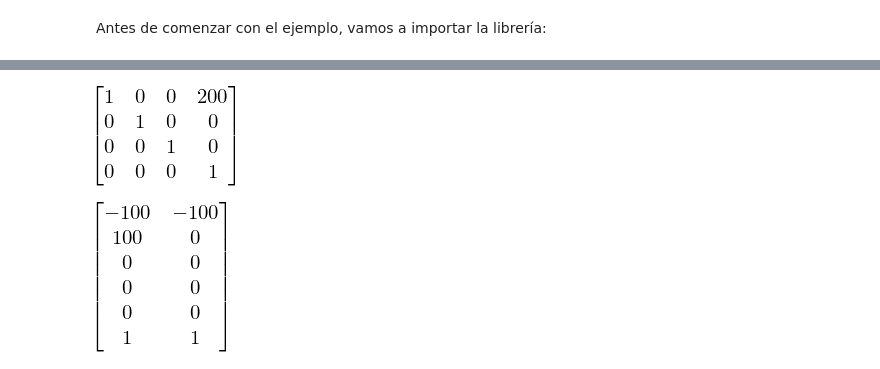
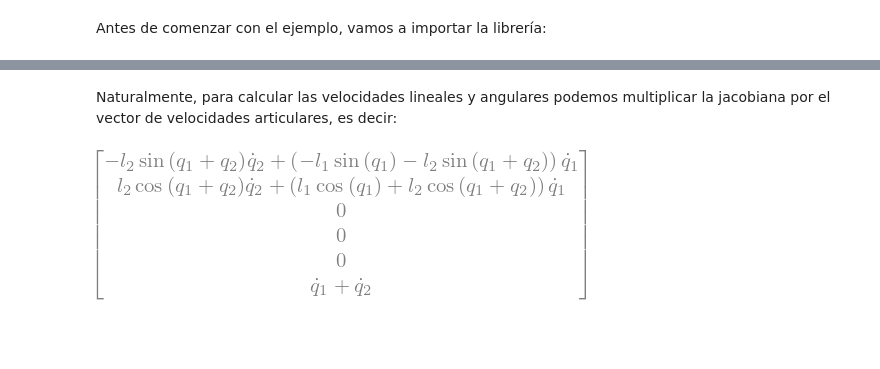
Before and after one commit to JorgeDeLosSantos/moro, a Jupyter notebook: examples/nbooks/es/La clase Robot.ipynb, the cells around one changed output, grey strips where cells are left out. Drawn from its saved outputs; the diff is of its cells as text; code cells hidden in the pictures; blank space fills up the shorter version.

```diff
--- a/examples/nbooks/es/La clase Robot.ipynb
+++ b/examples/nbooks/es/La clase Robot.ipynb
@@ -60,8 +58,6 @@ Si requiere sustituir valores numéricos utilice el método `subs`, cada element
-# %%
-rr.T.subs({l1:100, l2:100, t1:0, t2:0})
-# %% [output]
-[figure, removed]
-# %%
-rr.J.subs({l1:100, l2:100, t1:0, t2:pi/2})
-# %% [output]
-[figure, removed]
+# %% [markdown]
+Naturalmente, para calcular las velocidades lineales y angulares podemos multiplicar la jacobiana por el vector de velocidades articulares, es decir:
+# %%
+RR.J * Matrix([q1p, q2p])
+# %% [output]
+[figure, added]
```
Also changed, not shown: parts of 19 cells of this notebook, 9 other files.
